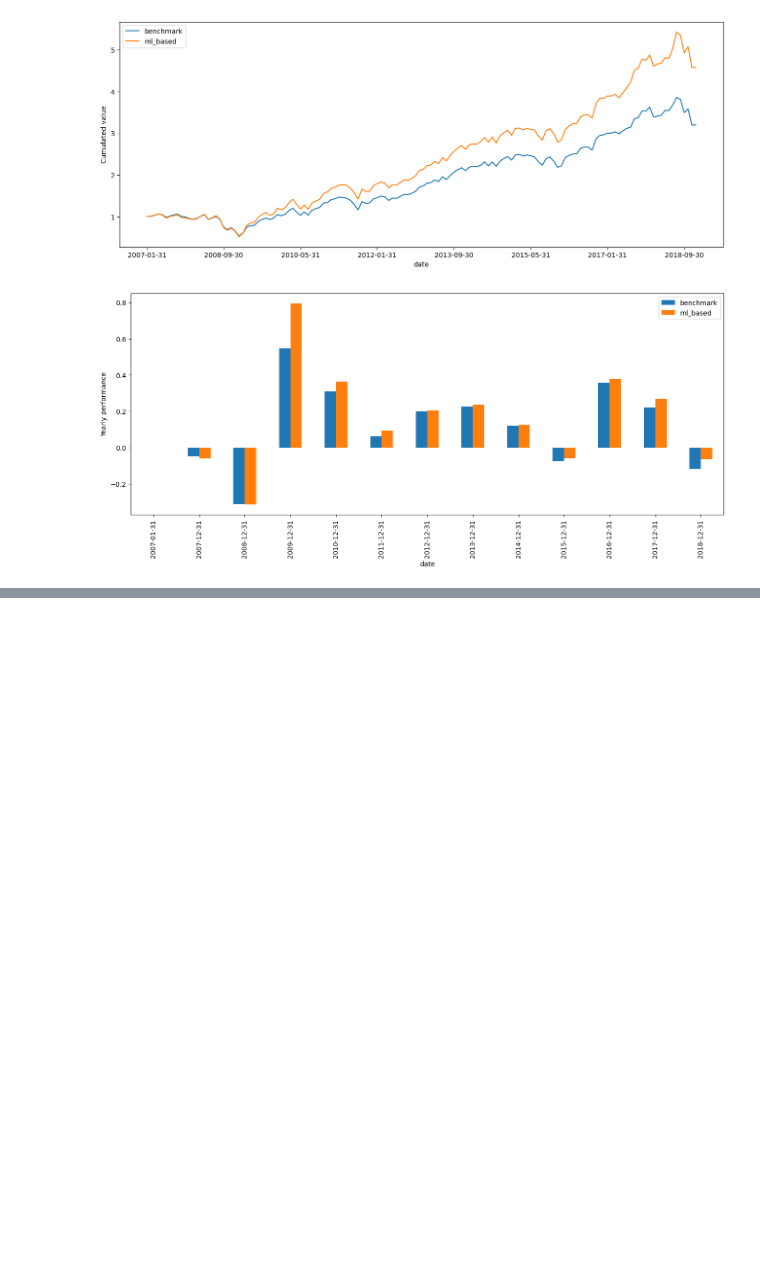
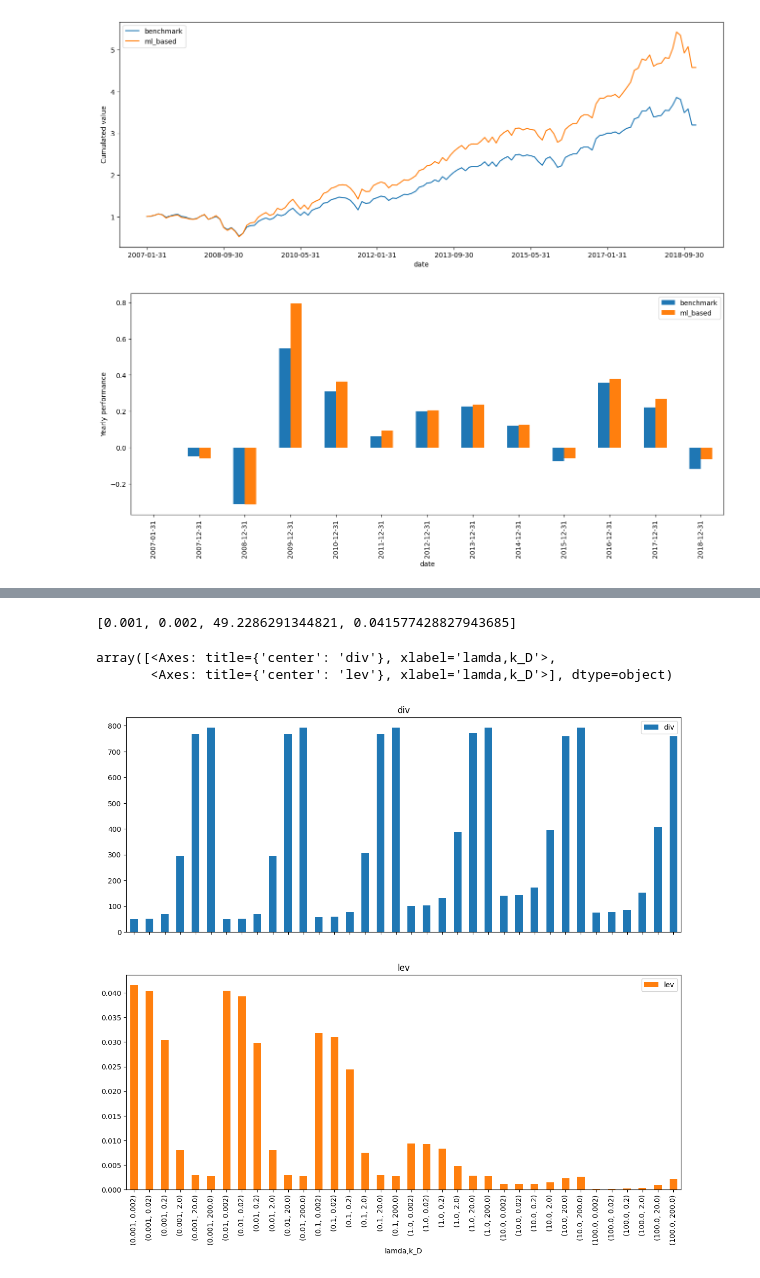
Before and after one commit to nomorebye/coding, a Jupyter notebook: ai3/chap12.ipynb, the cells around one changed output, grey strips where cells are left out. Drawn from its saved outputs; the diff is of its cells as text; code cells hidden in the pictures; blank space fills up the shorter version.

```diff
--- a/ai3/chap12.ipynb
+++ b/ai3/chap12.ipynb
@@ -182,0 +293,8 @@ KeyError: 'benchmark'
+# %%
+#분산화 정도 , 레버리지, 표본 내 변동성
+def sensi(lamda, k_D, Sigma, mu, Lambda, k_R, w_old):
+    w = weights(Sigma, mu, Lambda, lamda, k_D, k_R, w_old)
+    out = []
+    out.append(1/np.sum(np.square(w)))
+    out.append(w.T@Sigma@w)
+    return out
@@ -182,0 +313,29 @@ KeyError: 'benchmark'
+# %%
+import pandas as pd
+import numpy as np
+import itertools
+
+lamda = np.power(10, np.arange(-3, 3, 1, dtype=float))
+k_D = 2 * np.power(10, np.arange(-3, 3, 1, dtype=float))
+res = []
+
+# sensi 함수와 Sigma, mu, Lambda, k_R, w_old 값 필요
+for i, j in itertools.product(lamda, k_D):
+    res.append([i, j] + sensi(i, j, Sigma, mu, Lambda, k_R, w_old))
+
+# DataFrame 생성 전 데이터 확인
+print(res[0])  # 각 행의 데이터 개수 확인
+columns = ['lamda', 'k_D', 'div', 'lev', 'vol'][:len(res[0])]
+
+# DataFrame 생성
+res = pd.DataFrame(res, columns=columns)
+
+# 플롯 그리기
+res.set_index(['lamda', 'k_D']).plot(
+    figsize=(14, 12), subplots=True, sharey=False, sharex=True, kind='bar'
+)
+# %% [output]
+[0.001, 0.002, 49.2286291344821, 0.041577428827943685]
+array([<Axes: title={'center': 'div'}, xlabel='lamda,k_D'>,
+       <Axes: title={'center': 'lev'}, xlabel='lamda,k_D'>], dtype=object)
+[figure, added]
```
Also changed, not shown: parts of 17 cells of this notebook.
